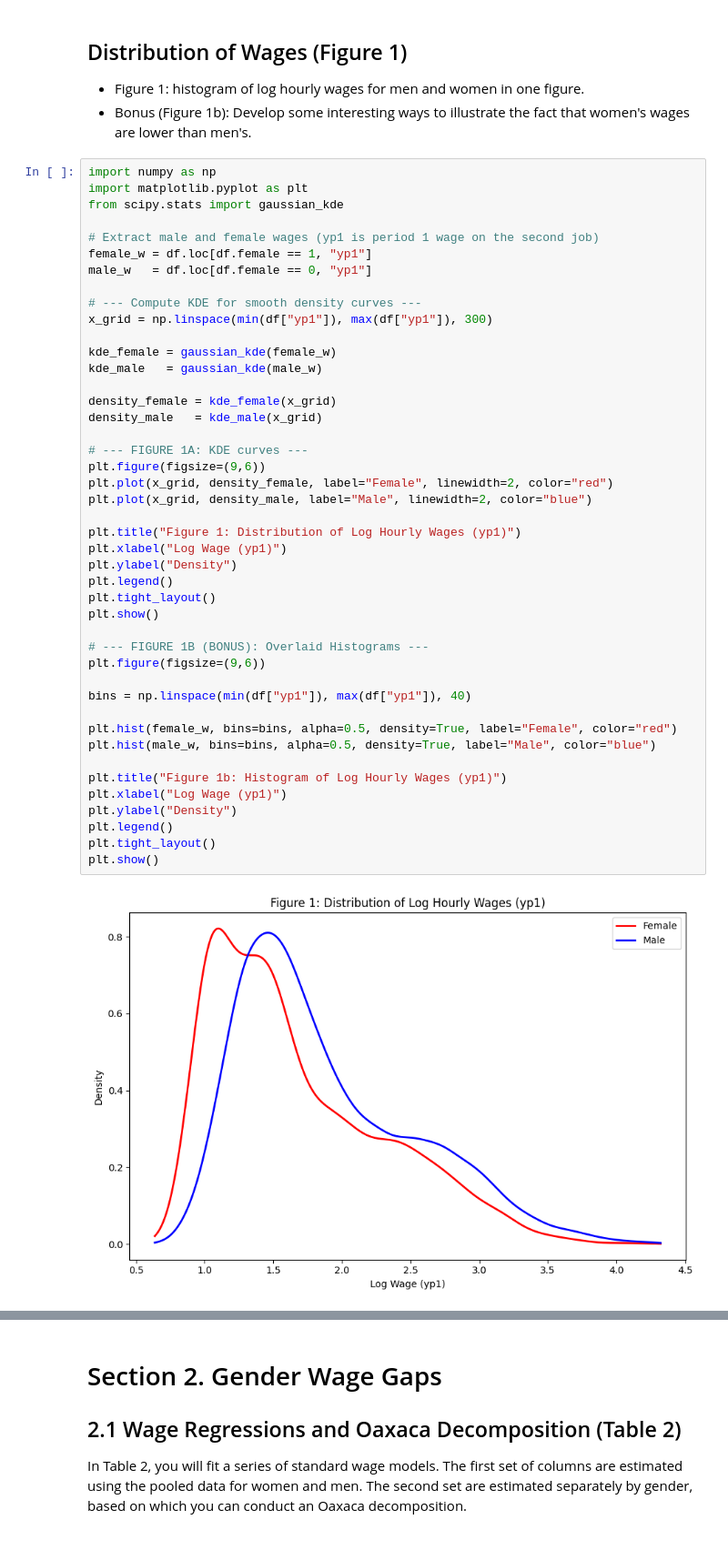
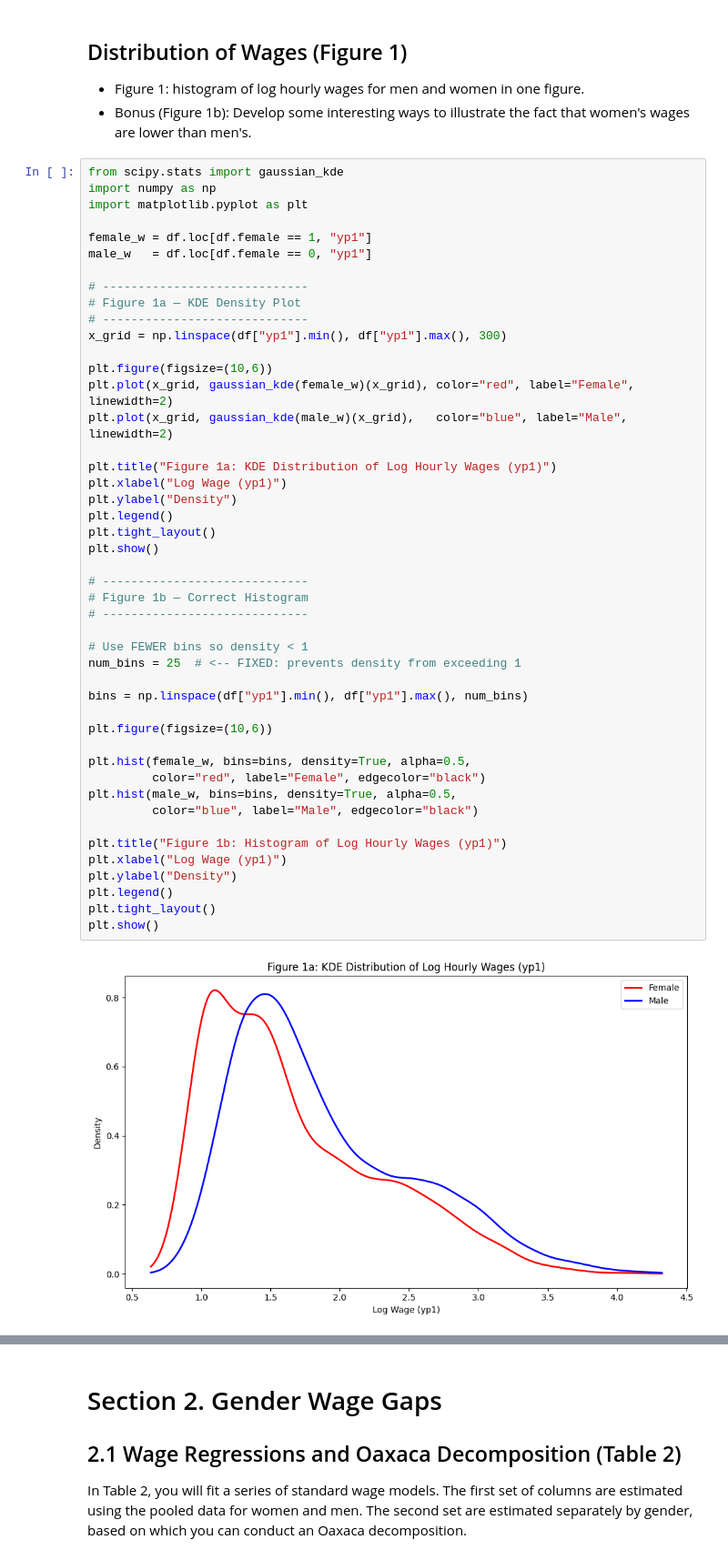
Before and after one commit to adelatorre2/econ695_group5_final, a Jupyter notebook: code/project_code.ipynb, the cells around one changed output, grey strips where cells are left out. Shown at 91% size. Cells and saved outputs as stored; diff of their text form.

```diff
--- a/code/project_code.ipynb
+++ b/code/project_code.ipynb
@@ -118,48 +118,50 @@ table1
 - Figure 1: histogram of log hourly wages for men and women in one figure.
 - Bonus (Figure 1b): Develop some interesting ways to illustrate the fact that women's wages are lower than men's.
 # %%
+from scipy.stats import gaussian_kde
 import numpy as np
 import matplotlib.pyplot as plt
-from scipy.stats import gaussian_kde
 
-# Extract male and female wages (yp1 is period 1 wage on the second job)
 female_w = df.loc[df.female == 1, "yp1"]
 male_w   = df.loc[df.female == 0, "yp1"]
 
-# --- Compute KDE for smooth density curves ---
-x_grid = np.linspace(min(df["yp1"]), max(df["yp1"]), 300)
+# -----------------------------
+# Figure 1a — KDE Density Plot
+# -----------------------------
+x_grid = np.linspace(df["yp1"].min(), df["yp1"].max(), 300)
 
-kde_female = gaussian_kde(female_w)
-kde_male   = gaussian_kde(male_w)
+plt.figure(figsize=(10,6))
+plt.plot(x_grid, gaussian_kde(female_w)(x_grid), color="red", label="Female", linewidth=2)
+plt.plot(x_grid, gaussian_kde(male_w)(x_grid),   color="blue", label="Male", linewidth=2)
 
-density_female = kde_female(x_grid)
-density_male   = kde_male(x_grid)
-
-# --- FIGURE 1A: KDE curves ---
-plt.figure(figsize=(9,6))
-plt.plot(x_grid, density_female, label="Female", linewidth=2, color="red")
-plt.plot(x_grid, density_male, label="Male", linewidth=2, color="blue")
-
-plt.title("Figure 1: Distribution of Log Hourly Wages (yp1)")
+plt.title("Figure 1a: KDE Distribution of Log Hourly Wages (yp1)")
 plt.xlabel("Log Wage (yp1)")
 plt.ylabel("Density")
 plt.legend()
 plt.tight_layout()
 plt.show()
 
-# --- FIGURE 1B (BONUS): Overlaid Histograms ---
-plt.figure(figsize=(9,6))
+# -----------------------------
+# Figure 1b — Correct Histogram
+# -----------------------------
 
-bins = np.linspace(min(df["yp1"]), max(df["yp1"]), 40)
+# Use FEWER bins so density < 1
+num_bins = 25  # <-- FIXED: prevents density from exceeding 1
 
-plt.hist(female_w, bins=bins, alpha=0.5, density=True, label="Female", color="red")
-plt.hist(male_w, bins=bins, alpha=0.5, density=True, label="Male", color="blue")
+bins = np.linspace(df["yp1"].min(), df["yp1"].max(), num_bins)
+
+plt.figure(figsize=(10,6))
+
+plt.hist(female_w, bins=bins, density=True, alpha=0.5,
+         color="red", label="Female", edgecolor="black")
+plt.hist(male_w, bins=bins, density=True, alpha=0.5,
+         color="blue", label="Male", edgecolor="black")
 
 plt.title("Figure 1b: Histogram of Log Hourly Wages (yp1)")
 plt.xlabel("Log Wage (yp1)")
 plt.ylabel("Density")
 plt.legend()
 plt.tight_layout()
 plt.show()
 # %% [output]
-[figure, old version]
+[figure, new version]
```
Also changed, not shown: parts of 5 cells of this notebook, 1 other file.
